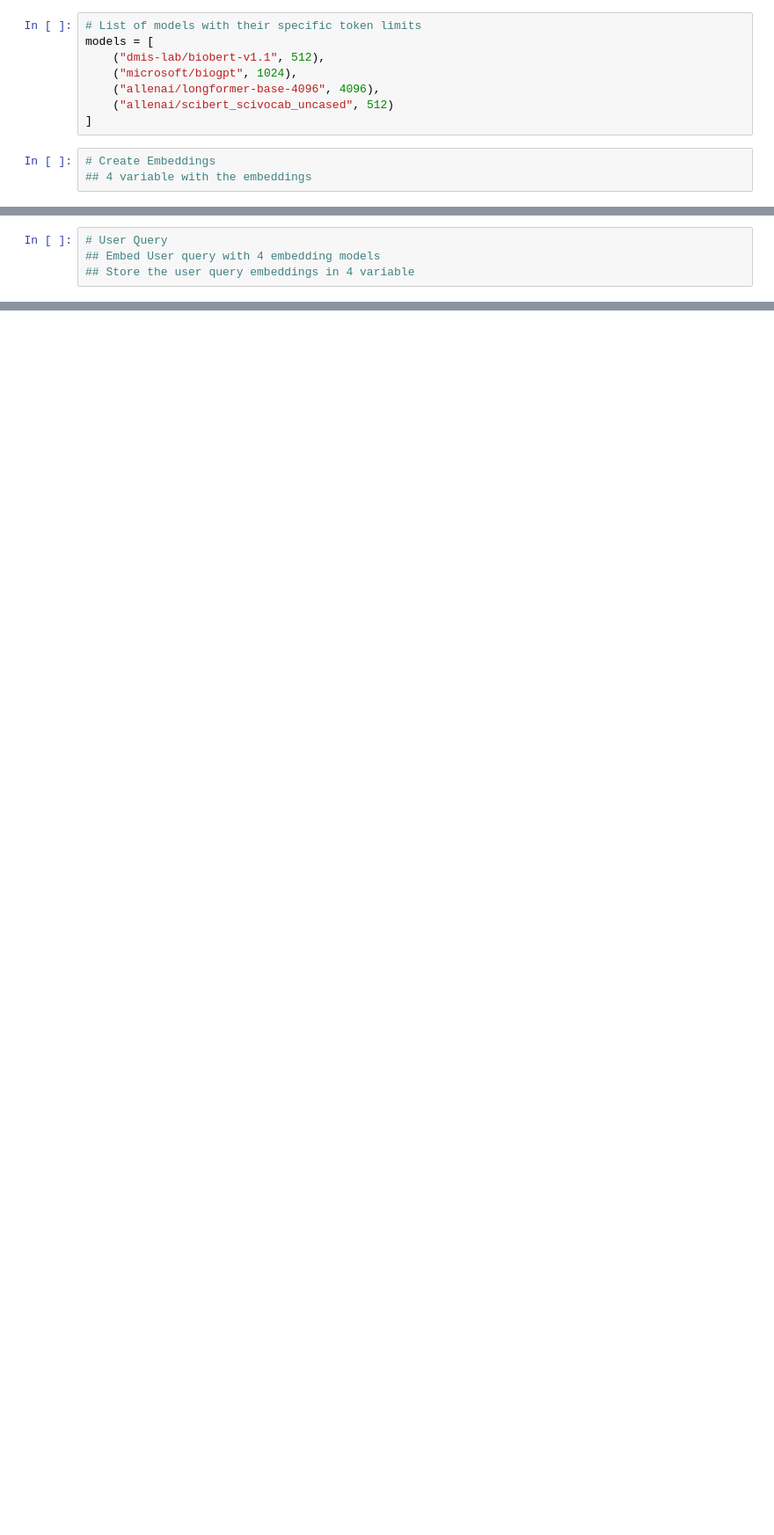
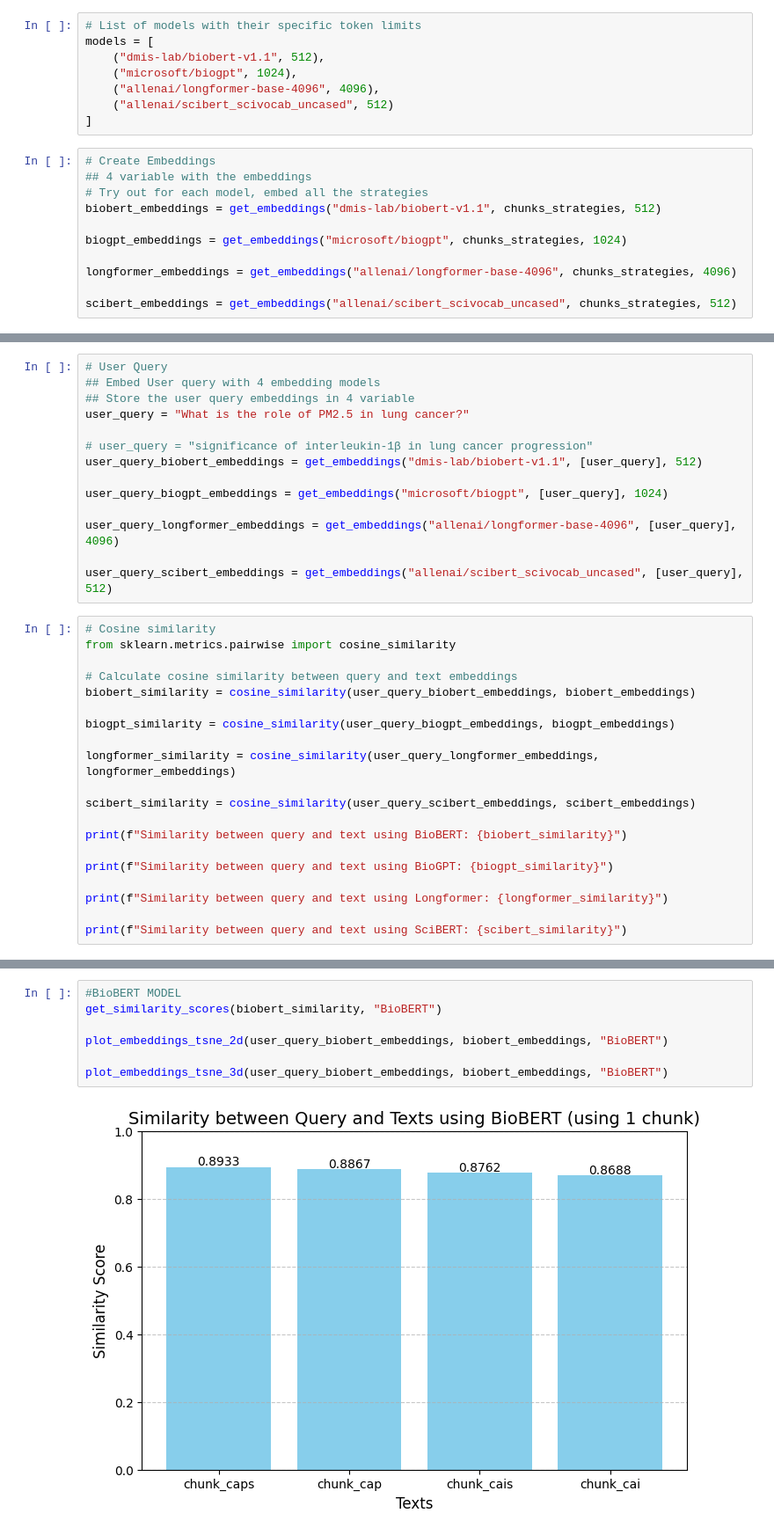
Before and after one commit to jesse-lima-gilead/pubtator_benchiling, a Jupyter notebook: notebooks/embedding_models_visualised.ipynb, the cells around one changed output, grey strips where cells are left out. Shown at 88% size. Drawn from its saved outputs; the diff is of its cells as text; blank space fills up the shorter version.

Commit message:
Add Notebook Visualisation for Embeddings

```diff
--- a/notebooks/embedding_models_visualised.ipynb
+++ b/notebooks/embedding_models_visualised.ipynb
@@ -103,3 +403,11 @@ models = [
 # %%
 # Create Embeddings
 ## 4 variable with the embeddings
+# Try out for each model, embed all the strategies
+biobert_embeddings = get_embeddings("dmis-lab/biobert-v1.1", chunks_strategies, 512)
+
+biogpt_embeddings = get_embeddings("microsoft/biogpt", chunks_strategies, 1024)
+
+longformer_embeddings = get_embeddings("allenai/longformer-base-4096", chunks_strategies, 4096)
+
+scibert_embeddings = get_embeddings("allenai/scibert_scivocab_uncased", chunks_strategies, 512)
@@ -107,3 +417,33 @@ models = [
 # User Query
 ## Embed User query with 4 embedding models
 ## Store the user query embeddings in 4 variable
+user_query = "What is the role of PM2.5 in lung cancer?"
+
+# user_query = "significance of interleukin-1β in lung cancer progression"
+user_query_biobert_embeddings = get_embeddings("dmis-lab/biobert-v1.1", [user_query], 512)
+
+user_query_biogpt_embeddings = get_embeddings("microsoft/biogpt", [user_query], 1024)
+
+user_query_longformer_embeddings = get_embeddings("allenai/longformer-base-4096", [user_query], 4096)
+
+user_query_scibert_embeddings = get_embeddings("allenai/scibert_scivocab_uncased", [user_query], 512)
+# %%
+# Cosine similarity
+from sklearn.metrics.pairwise import cosine_similarity
+
+# Calculate cosine similarity between query and text embeddings
+biobert_similarity = cosine_similarity(user_query_biobert_embeddings, biobert_embeddings)
+
+biogpt_similarity = cosine_similarity(user_query_biogpt_embeddings, biogpt_embeddings)
+
+longformer_similarity = cosine_similarity(user_query_longformer_embeddings, longformer_embeddings)
+
+scibert_similarity = cosine_similarity(user_query_scibert_embeddings, scibert_embeddings)
+
+print(f"Similarity between query and text using BioBERT: {biobert_similarity}")
+
+print(f"Similarity between query and text using BioGPT: {biogpt_similarity}")
+
+print(f"Similarity between query and text using Longformer: {longformer_similarity}")
+
+print(f"Similarity between query and text using SciBERT: {scibert_similarity}")
@@ -109,0 +457,9 @@ models = [
+# %%
+#BioBERT MODEL
+get_similarity_scores(biobert_similarity, "BioBERT")
+
+plot_embeddings_tsne_2d(user_query_biobert_embeddings, biobert_embeddings, "BioBERT")
+
+plot_embeddings_tsne_3d(user_query_biobert_embeddings, biobert_embeddings, "BioBERT")
+# %% [output]
+[figure, added]
```
Also changed, not shown: parts of 21 cells of this notebook, 2 other files.
